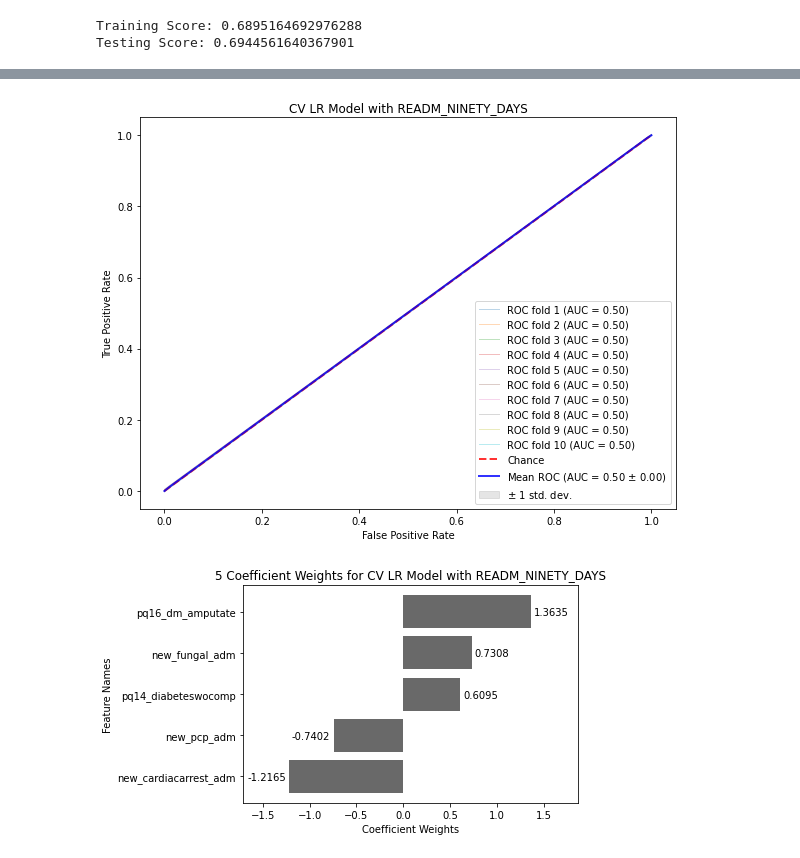
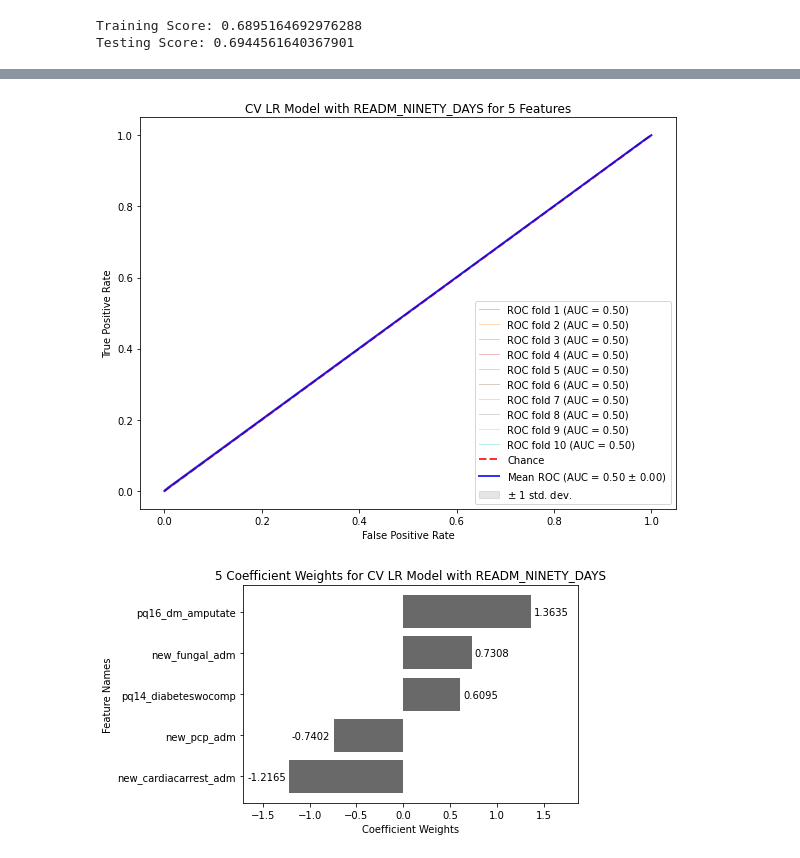
Before and after one commit to Autonomousse/UCSD_NRD_2017, a Jupyter notebook: NRD_2013_ML_Final_5_Features_SP.ipynb, the cells around one changed output, grey strips where cells are left out. Drawn from its saved outputs; the diff is of its cells as text; code cells hidden in the pictures.

Commit message:
Fixed the title on one of the charts to have number of features, Ran 10 feature RFE.

```diff
--- a/NRD_2013_ML_Final_5_Features_SP.ipynb
+++ b/NRD_2013_ML_Final_5_Features_SP.ipynb
@@ -1232,8 +1232,8 @@ scores_df_lr_ninety
 # %%
 # Cross validated ROC/AUC chart, run classifier with cross-validation and plot ROC curves.
-draw_cv_auc_roc(model_lr_ninety, cv, cleaned_data_wo_outcome_df_lr_ninety, target_srs_lr_ninety, num_features, 'CV LR Model with READM_NINETY_DAYS')
+draw_cv_auc_roc(model_lr_ninety, cv, cleaned_data_wo_outcome_df_lr_ninety, target_srs_lr_ninety, num_features, f'CV LR Model with READM_NINETY_DAYS for {num_features} Features')
 # %% [output]
-[figure, old version]
+[figure, new version]
 # %%
 # Grab the coefficient weights using the Logistic Regression model.
 for value in model_lr_ninety.coef_:
```
Also changed, not shown: parts of 17 cells of this notebook, 2 other files.
